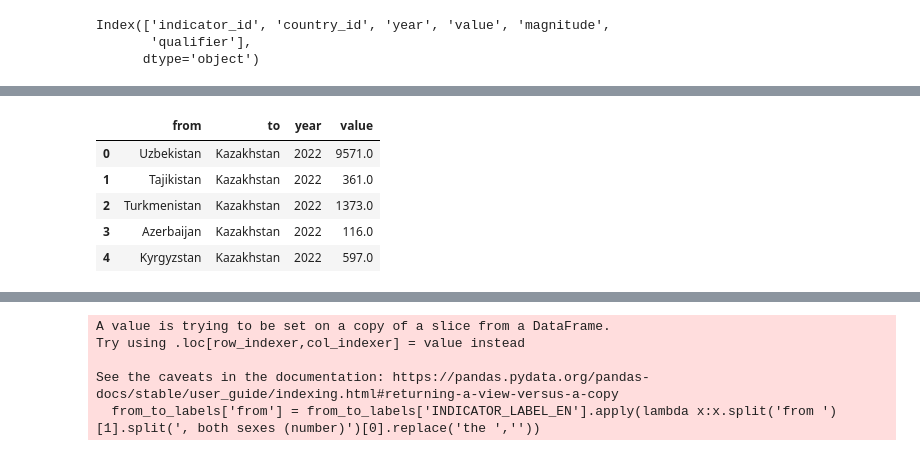
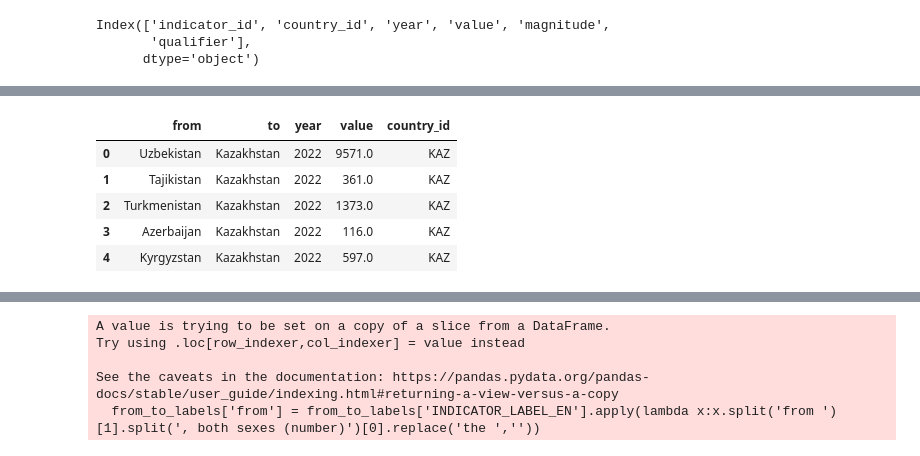
Before and after one commit to YuliyaTorgasheva/students_mobility, a Jupyter notebook: international_students_mob_CA.ipynb, the cells around one changed output, grey strips where cells are left out. Saved outputs shown, nothing was run; the diff lists cells and outputs as text; code cells hidden in the pictures.

```diff
--- a/international_students_mob_CA.ipynb
+++ b/international_students_mob_CA.ipynb
@@ -87,11 +63,13 @@ usa_add_long
 # %%
 #данные въезда в Казахстан за 2022 г
 kaz_add_long = pd.read_csv(r"C:\Users\yuliy\Education_Projects\students_mobility\kazakhstan_inbound.csv")
+kaz_add_long['year'] = kaz_add_long['year'].astype(str)
+kaz_add_long['country_id'] = 'KAZ'
 kaz_add_long.head()
 # %% [output]
-|  | from | to | year | value |
-| 0 | Uzbekistan | Kazakhstan | 2022 | 9571.0 |
-| 1 | Tajikistan | Kazakhstan | 2022 | 361.0 |
-| 2 | Turkmenistan | Kazakhstan | 2022 | 1373.0 |
-| 3 | Azerbaijan | Kazakhstan | 2022 | 116.0 |
-| 4 | Kyrgyzstan | Kazakhstan | 2022 | 597.0 |
+|  | from | to | year | value | country_id |
+| 0 | Uzbekistan | Kazakhstan | 2022 | 9571.0 | KAZ |
+| 1 | Tajikistan | Kazakhstan | 2022 | 361.0 | KAZ |
+| 2 | Turkmenistan | Kazakhstan | 2022 | 1373.0 | KAZ |
+| 3 | Azerbaijan | Kazakhstan | 2022 | 116.0 | KAZ |
+| 4 | Kyrgyzstan | Kazakhstan | 2022 | 597.0 | KAZ |
```
Also changed, not shown: parts of 31 cells of this notebook.
